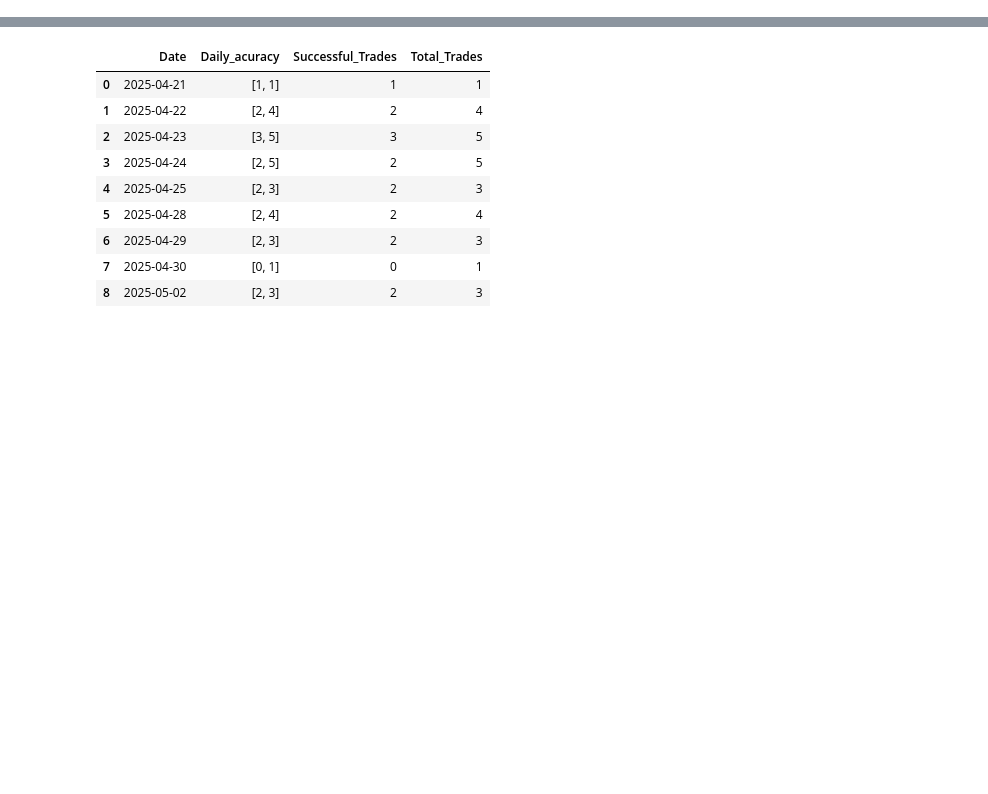
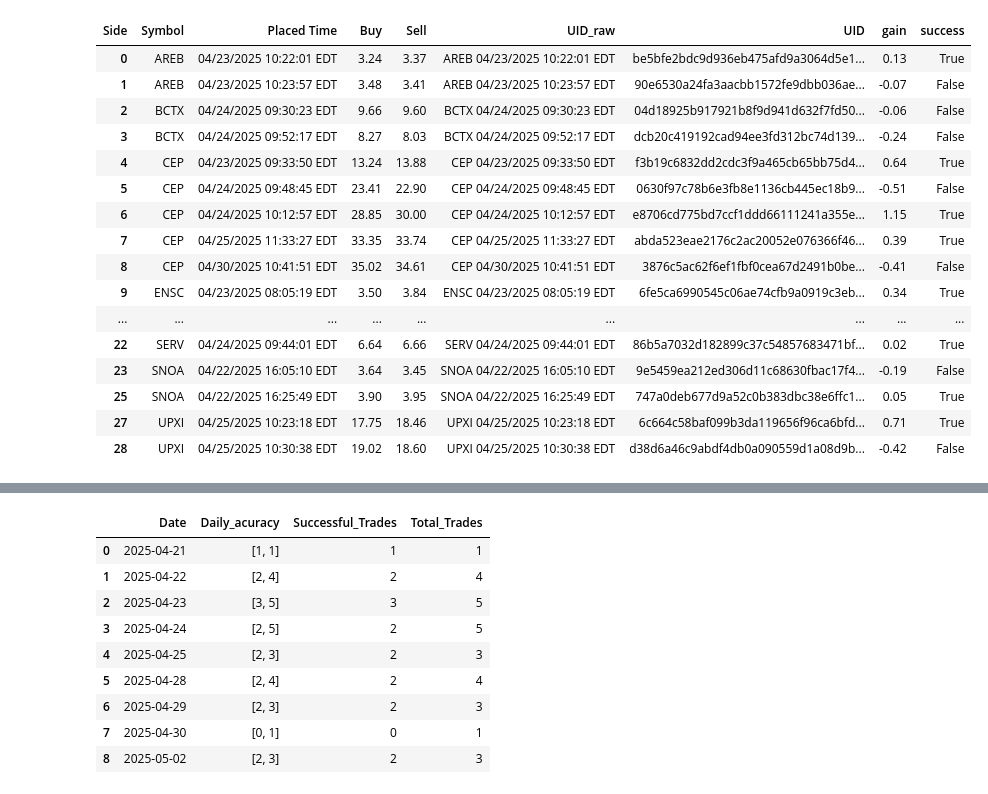
Before and after one commit to sbs87/Random_Projects, a Jupyter notebook: stock_reccomender/DayTrader_Analysis.ipynb, the cells around one changed output, grey strips where cells are left out. Saved outputs shown, nothing was run; the diff lists cells and outputs as text; code cells hidden in the pictures; blank space fills up the shorter version.

Commit message:
Refactored the order and logic to computing stats for trades

```diff
--- a/stock_reccomender/DayTrader_Analysis.ipynb
+++ b/stock_reccomender/DayTrader_Analysis.ipynb
@@ -153,0 +380,40 @@ See the caveats in the documentation: https://pandas.pydata.org/pandas-docs/stab
+# %%
+import hashlib
+
+filled_orders_wide = filled_orders_wide[~filled_orders_wide['Buy'].isna()]
+
+
+# combe back to this
+filled_orders_wide['UID_raw'] = filled_orders_wide['Symbol'] + " " + filled_orders_wide['Placed Time']
+
+# Convert 'Placed Time' to a SHA256 hash value
+
+filled_orders_wide['UID'] = filled_orders_wide['UID_raw'].apply(
+    lambda x: hashlib.sha256(x.encode()).hexdigest()
+)
+
+filled_orders_wide['gain'] = filled_orders_wide['Sell'] - filled_orders_wide['Buy']
+filled_orders_wide['success'] = filled_orders_wide['gain'] >0
+filled_orders_wide
+sum(filled_orders_wide['gain'])
+sum(filled_orders_wide['success']/len(filled_orders_wide))
+
+filled_orders_wide
+# %% [output]
+| Side | Symbol | Placed Time | Buy | Sell | UID_raw | UID | gain | success |
+| 0 | AREB | 04/23/2025 10:22:01 EDT | 3.24 | 3.37 | AREB 04/23/2025 10:22:01 EDT | be5bfe2bdc9d936eb475afd9a3064d5e1... | 0.13 | True |
+| 1 | AREB | 04/23/2025 10:23:57 EDT | 3.48 | 3.41 | AREB 04/23/2025 10:23:57 EDT | 90e6530a24fa3aacbb1572fe9dbb036ae... | -0.07 | False |
+| 2 | BCTX | 04/24/2025 09:30:23 EDT | 9.66 | 9.60 | BCTX 04/24/2025 09:30:23 EDT | 04d18925b917921b8f9d941d632f7fd50... | -0.06 | False |
+| 3 | BCTX | 04/24/2025 09:52:17 EDT | 8.27 | 8.03 | BCTX 04/24/2025 09:52:17 EDT | dcb20c419192cad94ee3fd312bc74d139... | -0.24 | False |
+| 4 | CEP | 04/23/2025 09:33:50 EDT | 13.24 | 13.88 | CEP 04/23/2025 09:33:50 EDT | f3b19c6832dd2cdc3f9a465cb65bb75d4... | 0.64 | True |
+| 5 | CEP | 04/24/2025 09:48:45 EDT | 23.41 | 22.90 | CEP 04/24/2025 09:48:45 EDT | 0630f97c78b6e3fb8e1136cb445ec18b9... | -0.51 | False |
+| 6 | CEP | 04/24/2025 10:12:57 EDT | 28.85 | 30.00 | CEP 04/24/2025 10:12:57 EDT | e8706cd775bd7ccf1ddd66111241a355e... | 1.15 | True |
+| 7 | CEP | 04/25/2025 11:33:27 EDT | 33.35 | 33.74 | CEP 04/25/2025 11:33:27 EDT | abda523eae2176c2ac20052e076366f46... | 0.39 | True |
+| 8 | CEP | 04/30/2025 10:41:51 EDT | 35.02 | 34.61 | CEP 04/30/2025 10:41:51 EDT | 3876c5ac62f6ef1fbf0cea67d2491b0be... | -0.41 | False |
+| 9 | ENSC | 04/23/2025 08:05:19 EDT | 3.50 | 3.84 | ENSC 04/23/2025 08:05:19 EDT | 6fe5ca6990545c06ae74cfb9a0919c3eb... | 0.34 | True |
+| ... | ... | ... | ... | ... | ... | ... | ... | ... |
+| 22 | SERV | 04/24/2025 09:44:01 EDT | 6.64 | 6.66 | SERV 04/24/2025 09:44:01 EDT | 86b5a7032d182899c37c54857683471bf... | 0.02 | True |
+| 23 | SNOA | 04/22/2025 16:05:10 EDT | 3.64 | 3.45 | SNOA 04/22/2025 16:05:10 EDT | 9e5459ea212ed306d11c68630fbac17f4... | -0.19 | False |
+| 25 | SNOA | 04/22/2025 16:25:49 EDT | 3.90 | 3.95 | SNOA 04/22/2025 16:25:49 EDT | 747a0deb677d9a52c0b383dbc38e6ffc1... | 0.05 | True |
+| 27 | UPXI | 04/25/2025 10:23:18 EDT | 17.75 | 18.46 | UPXI 04/25/2025 10:23:18 EDT | 6c664c58baf099b3da119656f96ca6bfd... | 0.71 | True |
+| 28 | UPXI | 04/25/2025 10:30:38 EDT | 19.02 | 18.60 | UPXI 04/25/2025 10:30:38 EDT | d38d6a46c9abdf4db0a090559d1a08d9b... | -0.42 | False |
```
Also changed, not shown: parts of 12 cells of this notebook.
